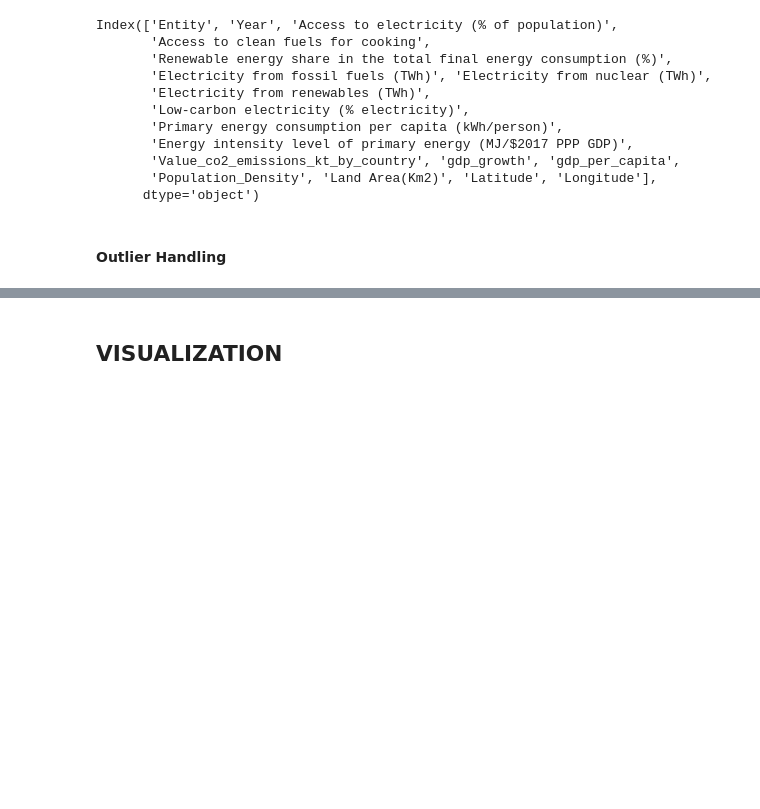
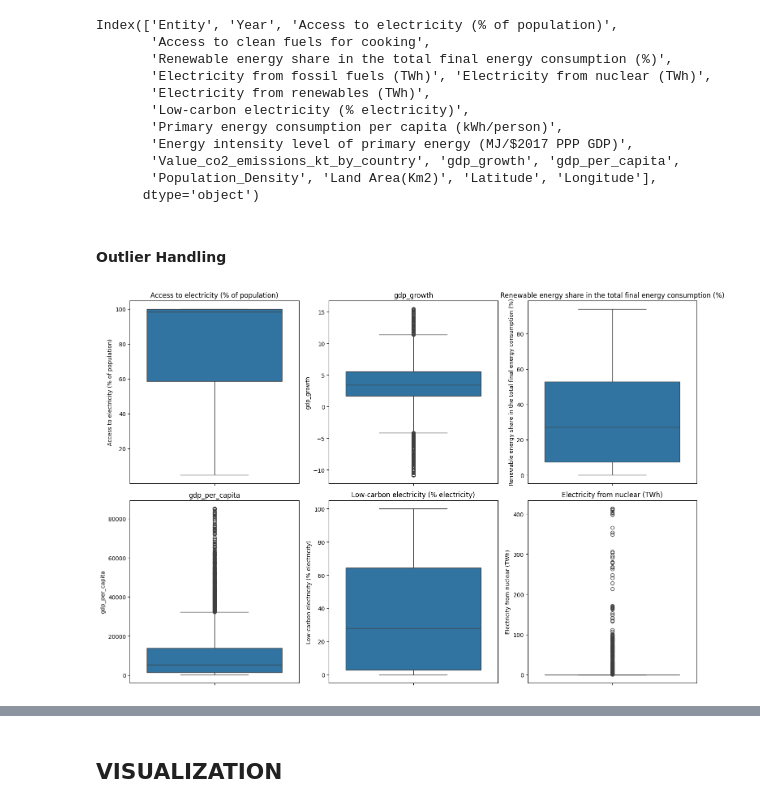
Before and after one commit to Wasim7x/sustainable-_energy, a Jupyter notebook: clean.ipynb, the cells around one changed output, grey strips where cells are left out. Drawn from its saved outputs; the diff is of its cells as text; code cells hidden in the pictures; blank space fills up the shorter version.

```diff
--- a/clean.ipynb
+++ b/clean.ipynb
@@ -275,0 +292,15 @@ Index(['Entity', 'Year', 'Access to electricity (% of population)',
+# %%
+i = 1
+plt.figure(figsize=(15, 10))  # Adjust the figure size as needed
+for column in feature:
+    if column == 'Entity' or column == 'Density\n(P/Km2)':
+        continue
+    plt.subplot(2, 3, i)  # Use i directly to position each subplot
+    sns.boxplot(data=df, y=column)  # Specify the data and column to plot
+    plt.title(column)  # Optional: add a title for each subplot
+    i += 1  # Increment to the next subplot position
+
+plt.tight_layout()  # Optional: adjusts layout to prevent overlap
+plt.show()
+# %% [output]
+[figure, added]
```
Also changed, not shown: parts of 12 cells of this notebook.
